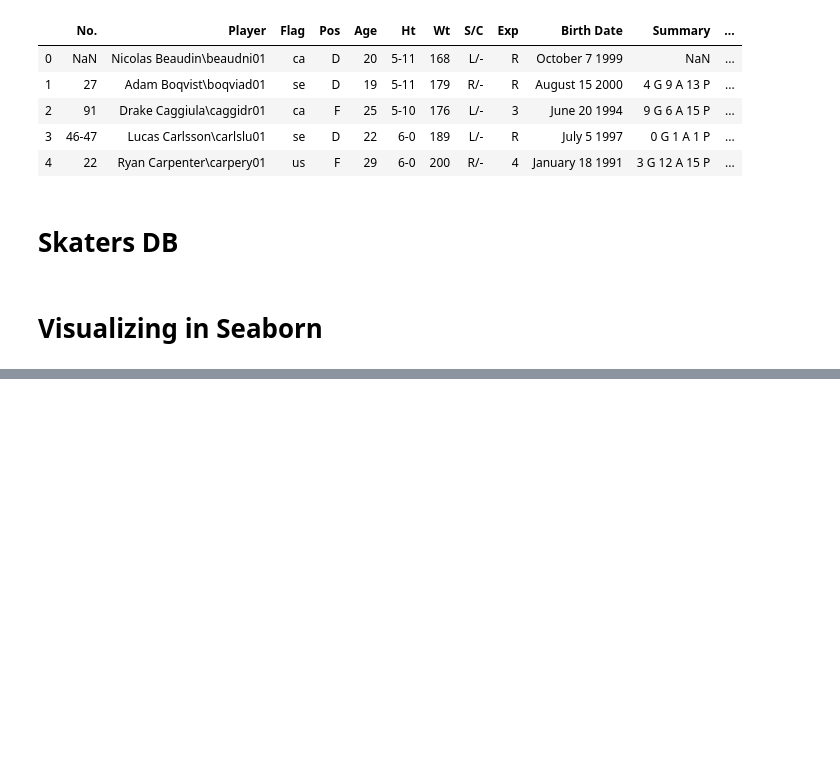
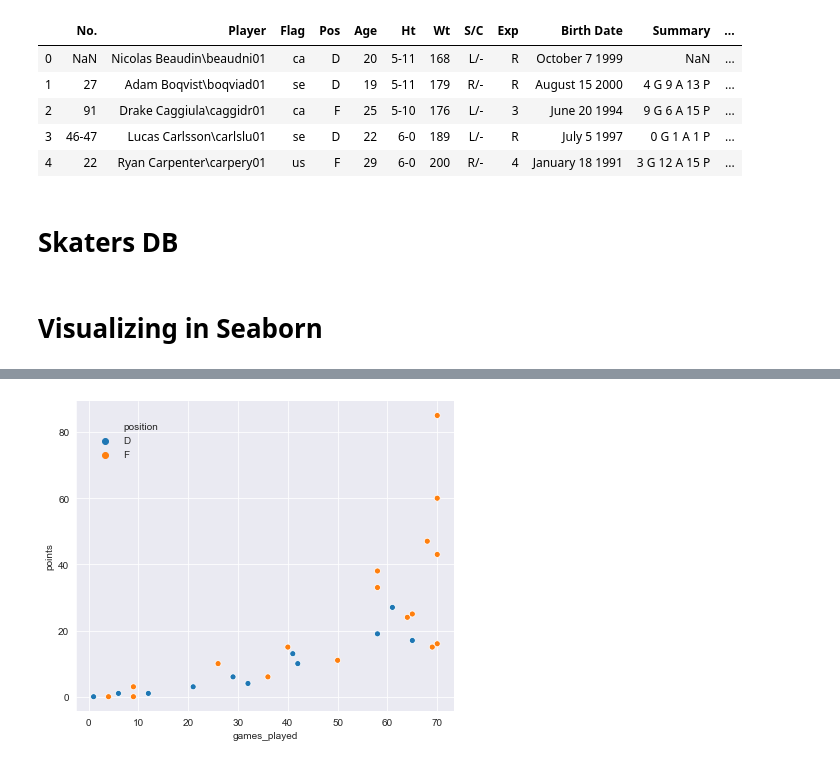
Before and after one commit to andrewcole33/blackhawks_salary_analysis, a Jupyter notebook: scratch.ipynb, the cells around one changed output, grey strips where cells are left out. Drawn from its saved outputs; the diff is of its cells as text; code cells hidden in the pictures; blank space fills up the shorter version.

```diff
--- a/scratch.ipynb
+++ b/scratch.ipynb
@@ -171,0 +152,7 @@ df_viz.set_index('name')
+# %%
+r = sns.relplot(data = df_viz, x = 'games_played', y = 'points', hue = 'position')
+leg = r._legend
+leg.set_bbox_to_anchor([0.3,0.85])
+plt.tight_layout()
+# %% [output]
+[figure, added]
```
Also changed, not shown: parts of 13 cells of this notebook.
